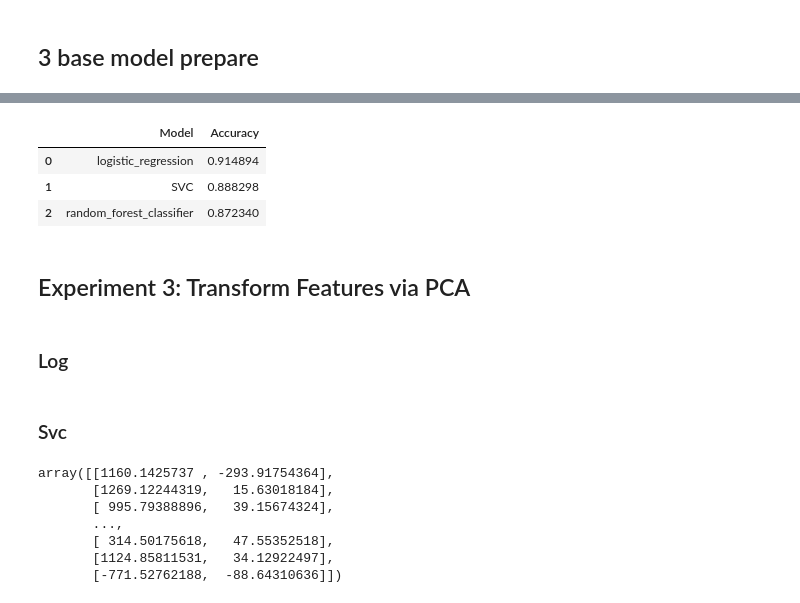
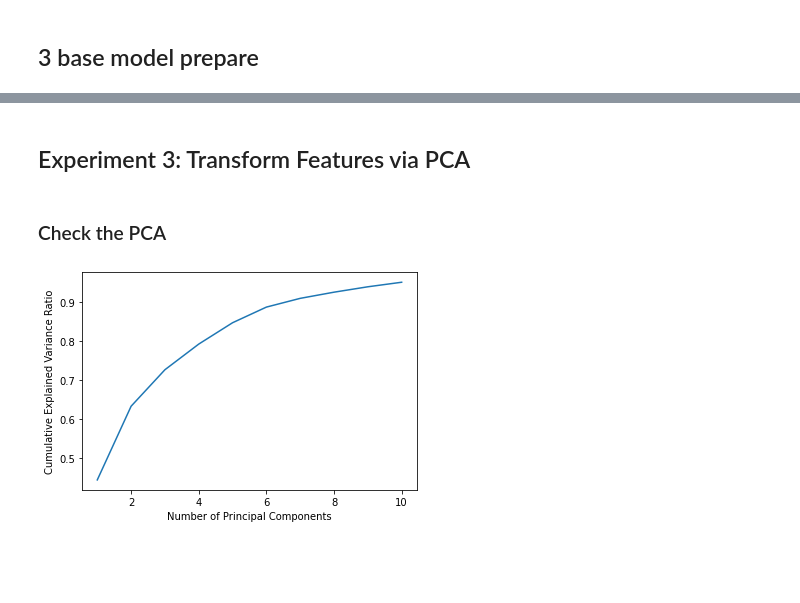
Before and after one commit to andrewlee-29/cancer_classifier, a Jupyter notebook: TrainModel.ipynb, the cells around one changed output, grey strips where cells are left out. Saved outputs shown, nothing was run; the diff lists cells and outputs as text; code cells hidden in the pictures; blank space fills up the shorter version.

```diff
--- a/TrainModel.ipynb
+++ b/TrainModel.ipynb
@@ -113,38 +152,23 @@ Rfc_tranAndPredict(X,y,model_dict)
-# %%
-model_accuracies_df = pd.DataFrame(columns=['Model', 'Accuracy'])
-model_accuracies_df['Model'] = model_dict.keys()
-model_accuracies_df['Accuracy'] = model_dict.values()
-model_accuracies_df
-# %% [output]
-|  | Model | Accuracy |
-| 0 | logistic_regression | 0.914894 |
-| 1 | SVC | 0.888298 |
-| 2 | random_forest_classifier | 0.872340 |
 # %% [markdown]
 ## Experiment 3: Transform Features via PCA
-# %% [markdown]
-### Log
-# %% [markdown]
-### Svc
-# %%
-from sklearn.decomposition import PCA
-X, y = df.drop('radius_mean', axis=1), df[['diagnosis']]
-pipeline = Pipeline([
-    ('pca', PCA()),
-    ('svc', SVC())
-])
-
-parameters = {
-    'pca__n_components': [2, 5, 10],
-    'svc__C': [0.1, 1, 10],
-    'svc__kernel': ['linear', 'rbf']
-}
-grid_search = GridSearchCV(pipeline, parameters, cv=5)
-# %% [output]
-array([[1160.1425737 , -293.91754364],
-       [1269.12244319,   15.63018184],
-       [ 995.79388896,   39.15674324],
-       ...,
-       [ 314.50175618,   47.55352518],
-       [1124.85811531,   34.12922497],
-       [-771.52762188,  -88.64310636]])
+# %% [markdown]
+### Check the PCA
+# %%
+from sklearn.decomposition import PCA
+from sklearn.preprocessing import StandardScaler
+X, y = df.drop('diagnosis', axis=1), df[['diagnosis']]
+#normalize data before PCA
+X = StandardScaler().fit_transform(X)
+pca = PCA()
+pca.fit(X)
+
+# Compute the cumulative explained variance for the top 10 components
+cumulative_variance = np.cumsum(pca.explained_variance_ratio_[:10])
+
+# Plot the cumulative explained variance
+plt.plot(range(1, len(cumulative_variance) + 1), cumulative_variance)
+plt.xlabel('Number of Principal Components')
+plt.ylabel('Cumulative Explained Variance Ratio')
+plt.show()
+# %% [output]
+[figure, added]
```
Also changed, not shown: parts of 39 cells of this notebook, 1 other file.
